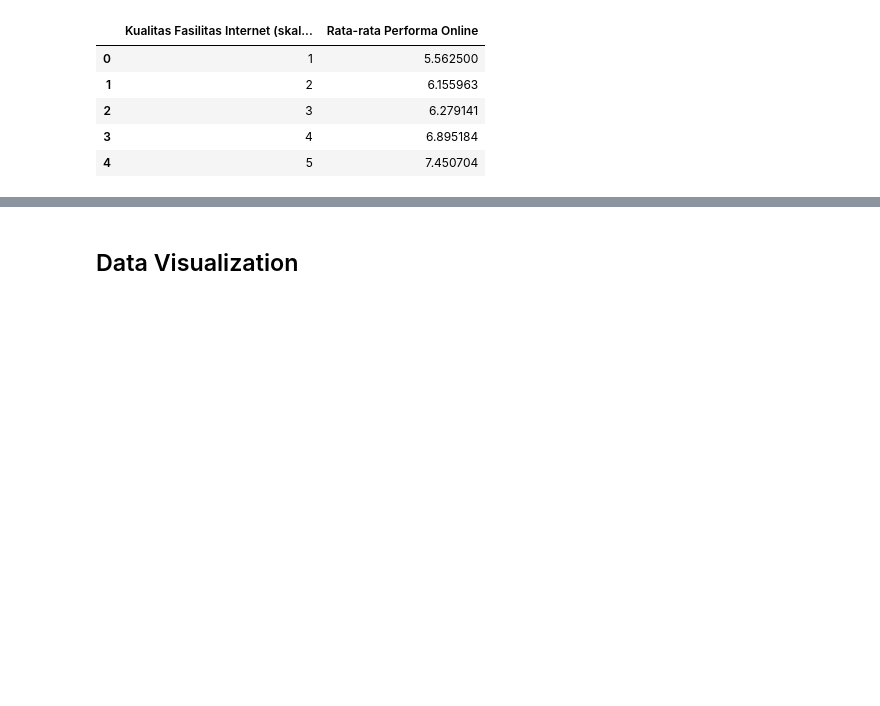
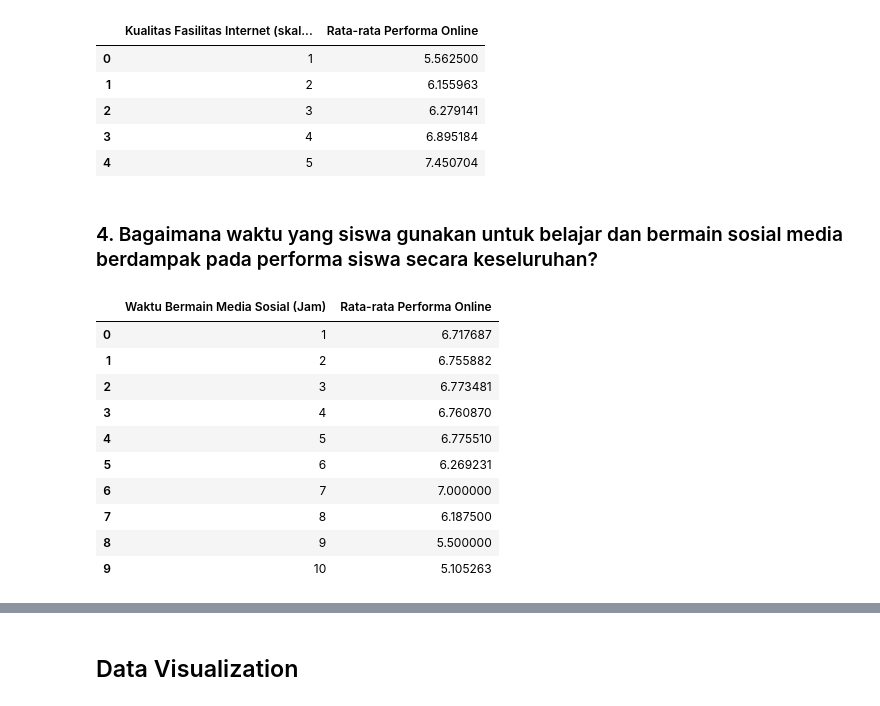
Before and after one commit to rizkiwijanarko/Student_Adaptability_on_E-Learning_Data_Analysis, a Jupyter notebook: E-Learning Data Analysis.ipynb, the cells around one changed output, grey strips where cells are left out. Saved outputs shown, nothing was run; the diff lists cells and outputs as text; code cells hidden in the pictures; blank space fills up the shorter version.

```diff
--- a/E-Learning Data Analysis.ipynb
+++ b/E-Learning Data Analysis.ipynb
@@ -291,3 +292,29 @@ internet_facility_data
 | 2 | 3 | 6.279141 |
 | 3 | 4 | 6.895184 |
 | 4 | 5 | 7.450704 |
+# %% [markdown]
+### 4. Bagaimana waktu yang siswa gunakan untuk belajar dan bermain sosial media berdampak pada performa siswa secara keseluruhan?
+# %%
+# Mengelompokkan data berdasarkan waktu yang diberikan untuk bermain sosmed
+social_media_data = (df.groupby('Time spent on social media (Hours)')
+                          .agg({'Performance in online': 'mean'})
+                          .reset_index()
+                          .rename(columns={
+
+    'Time spent on social media (Hours)': 'Waktu Bermain Media Sosial (Jam)',
+    'Performance in online': 'Rata-rata Performa Online'
+}))
+
+social_media_data
+# %% [output]
+|  | Waktu Bermain Media Sosial (Jam) | Rata-rata Performa Online |
+| 0 | 1 | 6.717687 |
+| 1 | 2 | 6.755882 |
+| 2 | 3 | 6.773481 |
+| 3 | 4 | 6.760870 |
+| 4 | 5 | 6.775510 |
+| 5 | 6 | 6.269231 |
+| 6 | 7 | 7.000000 |
+| 7 | 8 | 6.187500 |
+| 8 | 9 | 5.500000 |
+| 9 | 10 | 5.105263 |
```
Also changed, not shown: parts of 15 cells of this notebook.
